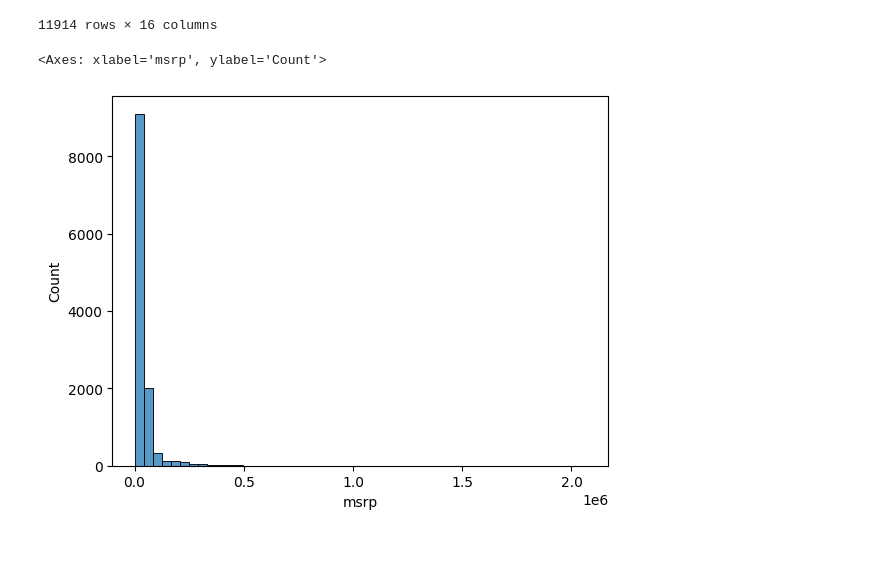
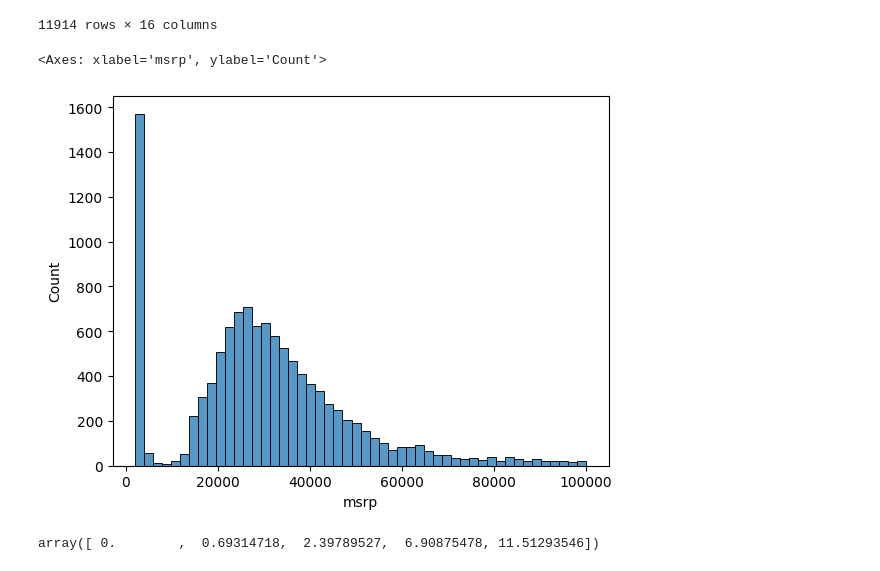
Before and after one commit to Jc4396/ml-zoomcamp-hw, a Jupyter notebook: 02-regression/homework.ipynb, the cells around one changed output. Drawn from its saved outputs; the diff is of its cells as text; code cells hidden in the pictures.

```diff
--- a/02-regression/homework.ipynb
+++ b/02-regression/homework.ipynb
@@ -110,7 +110,11 @@ import seaborn as sns
 
 %matplotlib inline
 # %%
-sns.histplot(df.msrp, bins=50)
+sns.histplot(df.msrp[df.msrp < 100000], bins=50)
 # %% [output]
 <Axes: xlabel='msrp', ylabel='Count'>
-[figure, old version]
+[figure, new version]
+# %%
+np.log1p([0, 1, 10, 1000, 100000])
+# %% [output]
+array([ 0.        ,  0.69314718,  2.39789527,  6.90875478, 11.51293546])
```
Also changed, not shown: parts of 3 cells of this notebook.
